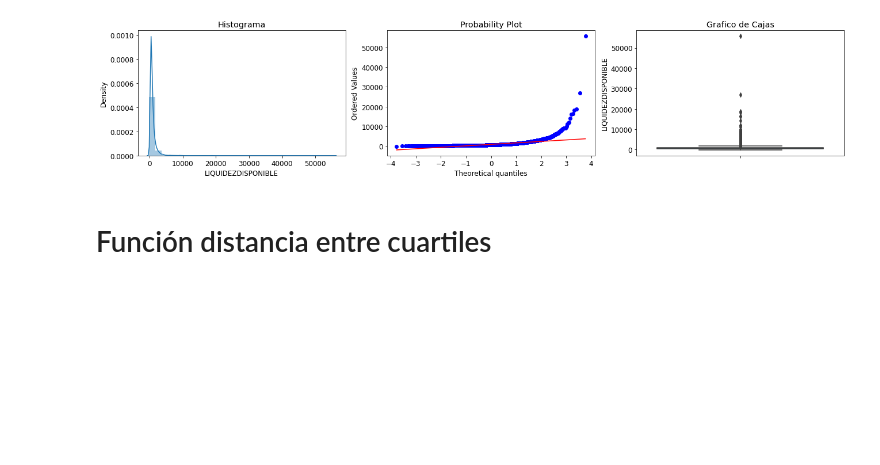
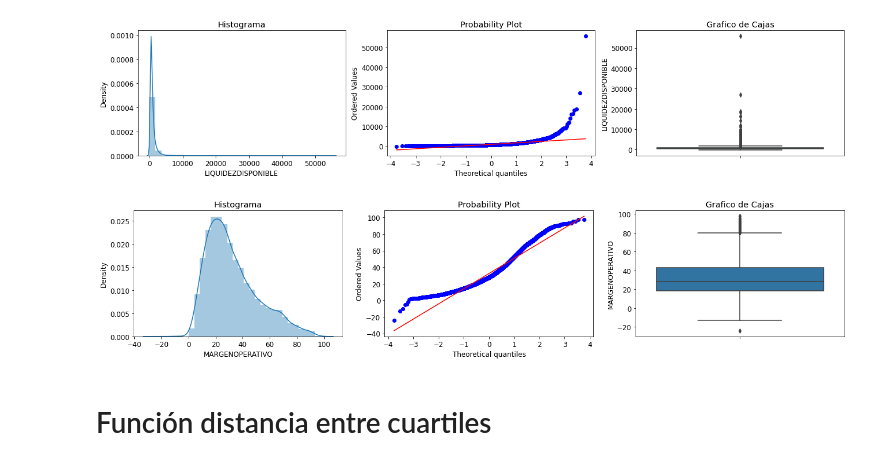
Before and after one commit to MiguelAngelTinocoArroyo/DataAnalytics, a Jupyter notebook: Source/Proyecto.ipynb, the cells around one changed output. Saved outputs shown, nothing was run; the diff lists cells and outputs as text; code cells hidden in the pictures; blank space fills up the shorter version.

```diff
--- a/Source/Proyecto.ipynb
+++ b/Source/Proyecto.ipynb
@@ -375,6 +317,10 @@ diagnostic_plot(df, 'ANTIGUEDAD_DOMICILIO')
 diagnostic_plot(df, 'LIQUIDEZDISPONIBLE')
 # %% [output]
 [figure]
+# %%
+diagnostic_plot(df, 'MARGENOPERATIVO')
+# %% [output]
+[figure, added]
 # %% [markdown]
 # Función distancia entre cuartiles
 # %%
```
Also changed, not shown: parts of 62 cells of this notebook.
